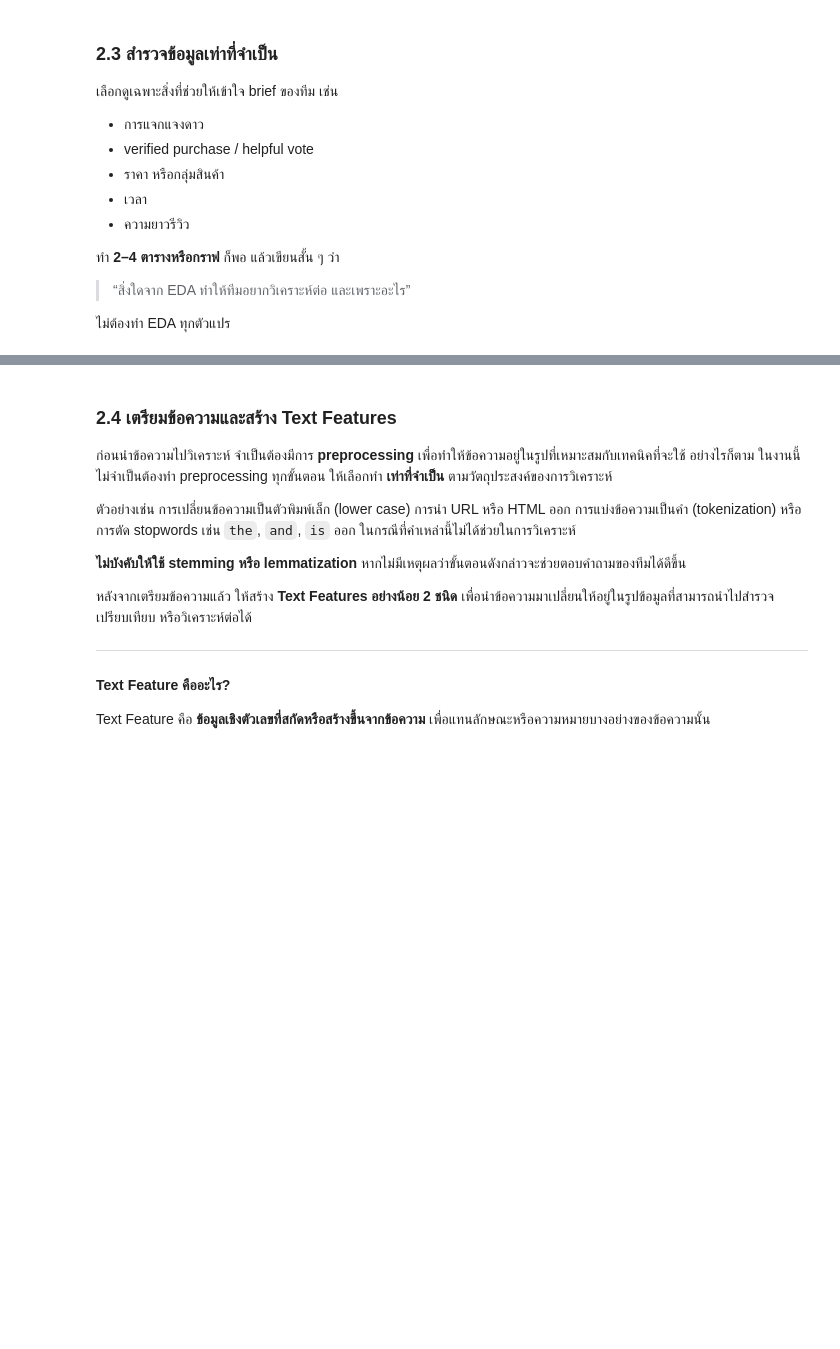
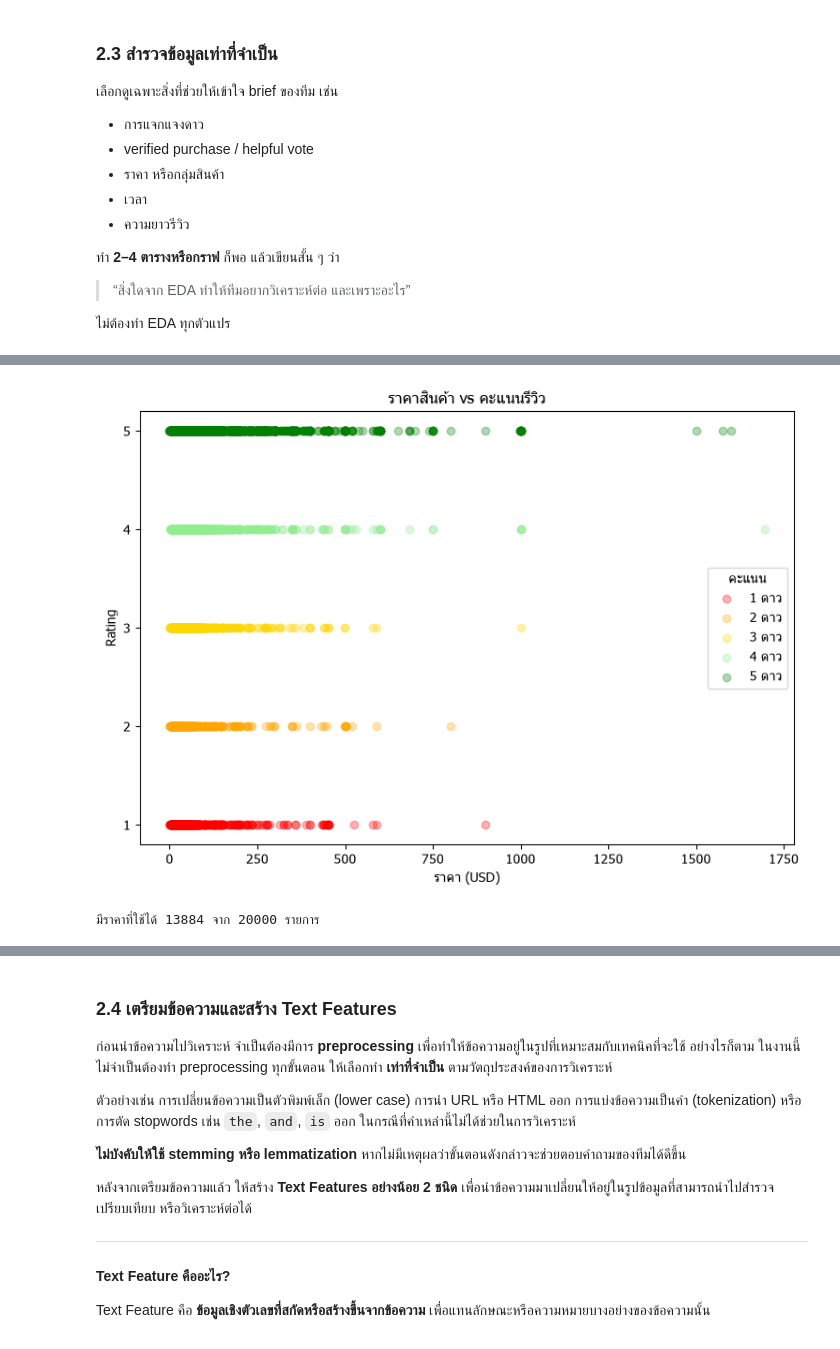
Before and after one commit to spannav/project_bigdata, a Jupyter notebook: Project1_Video_Games.ipynb, the cells around one changed output, grey strips where cells are left out. Drawn from its saved outputs; the diff is of its cells as text; code cells hidden in the pictures; blank space fills up the shorter version.

```diff
--- a/Project1_Video_Games.ipynb
+++ b/Project1_Video_Games.ipynb
@@ -401,0 +437,24 @@ duplicates[
+# %%
+# 3) ราคาสินค้า เทียบกับคะแนนรีวิว (แยกสีตามดาว 1-5)
+table_merge['price_numeric'] = pd.to_numeric(table_merge['price'], errors='coerce')
+price_valid = table_merge.dropna(subset=['price_numeric'])
+
+colors = {1: 'red', 2: 'orange', 3: 'gold', 4: 'lightgreen', 5: 'green'}
+
+plt.figure(figsize=(9, 6))
+for rating in sorted(price_valid['rating'].unique()):
+    subset = price_valid[price_valid['rating'] == rating]
+    plt.scatter(subset['price_numeric'], subset['rating'],
+                alpha=0.3, color=colors[rating], label=f'{rating} ดาว')
+
+plt.title('ราคาสินค้า vs คะแนนรีวิว')
+plt.xlabel('ราคา (USD)')
+plt.ylabel('Rating')
+plt.yticks([1, 2, 3, 4, 5])   # <-- บังคับให้แกน Y โชว์แค่ 1,2,3,4,5
+plt.legend(title='คะแนน', loc='center right')
+plt.show()
+
+print(f"มีราคาที่ใช้ได้ {price_valid.shape[0]} จาก {table_merge.shape[0]} รายการ")
+# %% [output]
+[figure, added]
+มีราคาที่ใช้ได้ 13884 จาก 20000 รายการ
```
Also changed, not shown: parts of 14 cells of this notebook.
